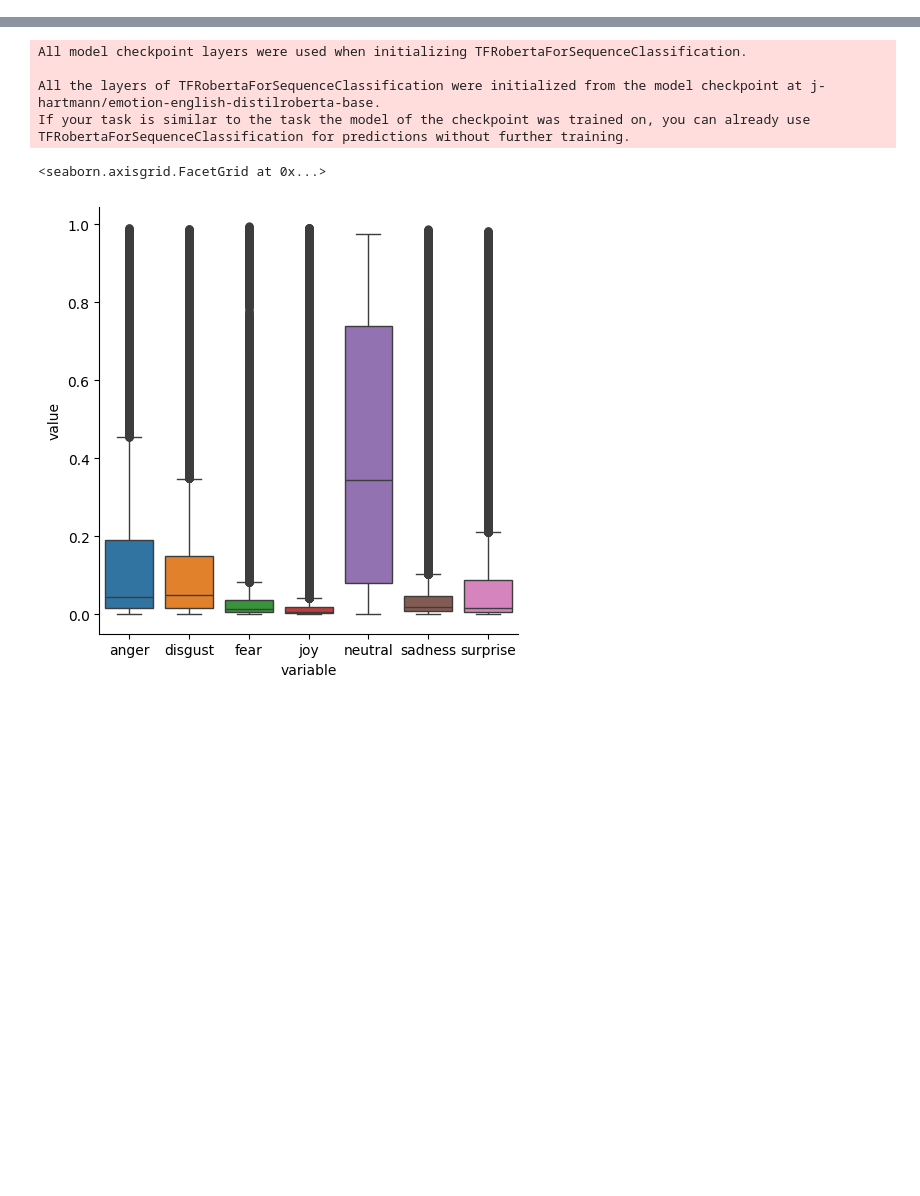
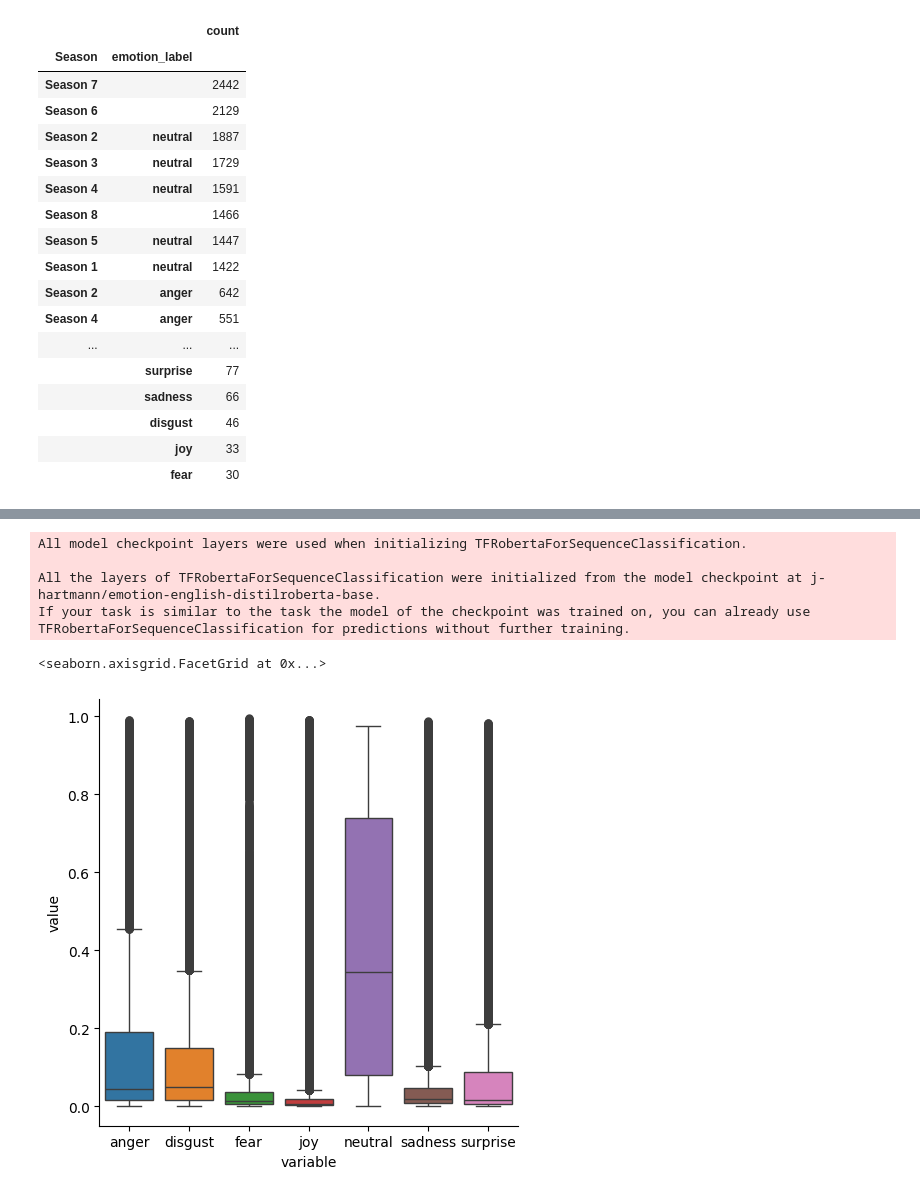
Before and after one commit to lrahbek/cds-lang-assignments, a Jupyter notebook: assignment-4/src/a4_notes.ipynb, the cells around one changed output, grey strips where cells are left out. Drawn from its saved outputs; the diff is of its cells as text; code cells hidden in the pictures; blank space fills up the shorter version.

```diff
--- a/assignment-4/src/a4_notes.ipynb
+++ b/assignment-4/src/a4_notes.ipynb
@@ -13,0 +85,25 @@ def load_classifier():
+# %%
+data_emotions_plot = data_emotions.loc[:, ["Season", "emotion_label"]]
+# %%
+val = pd.DataFrame(data_emotions_plot.value_counts())
+# %%
+val
+# %% [output]
+|  |  | count |
+| Season | emotion_label |  |
+| Season 7 |  | 2442 |
+| Season 6 |  | 2129 |
+| Season 2 | neutral | 1887 |
+| Season 3 | neutral | 1729 |
+| Season 4 | neutral | 1591 |
+| Season 8 |  | 1466 |
+| Season 5 | neutral | 1447 |
+| Season 1 | neutral | 1422 |
+| Season 2 | anger | 642 |
+| Season 4 | anger | 551 |
+| ... | ... | ... |
+|  | surprise | 77 |
+|  | sadness | 66 |
+|  | disgust | 46 |
+|  | joy | 33 |
+|  | fear | 30 |
```
Also changed, not shown: parts of 12 cells of this notebook, 1 other file.
